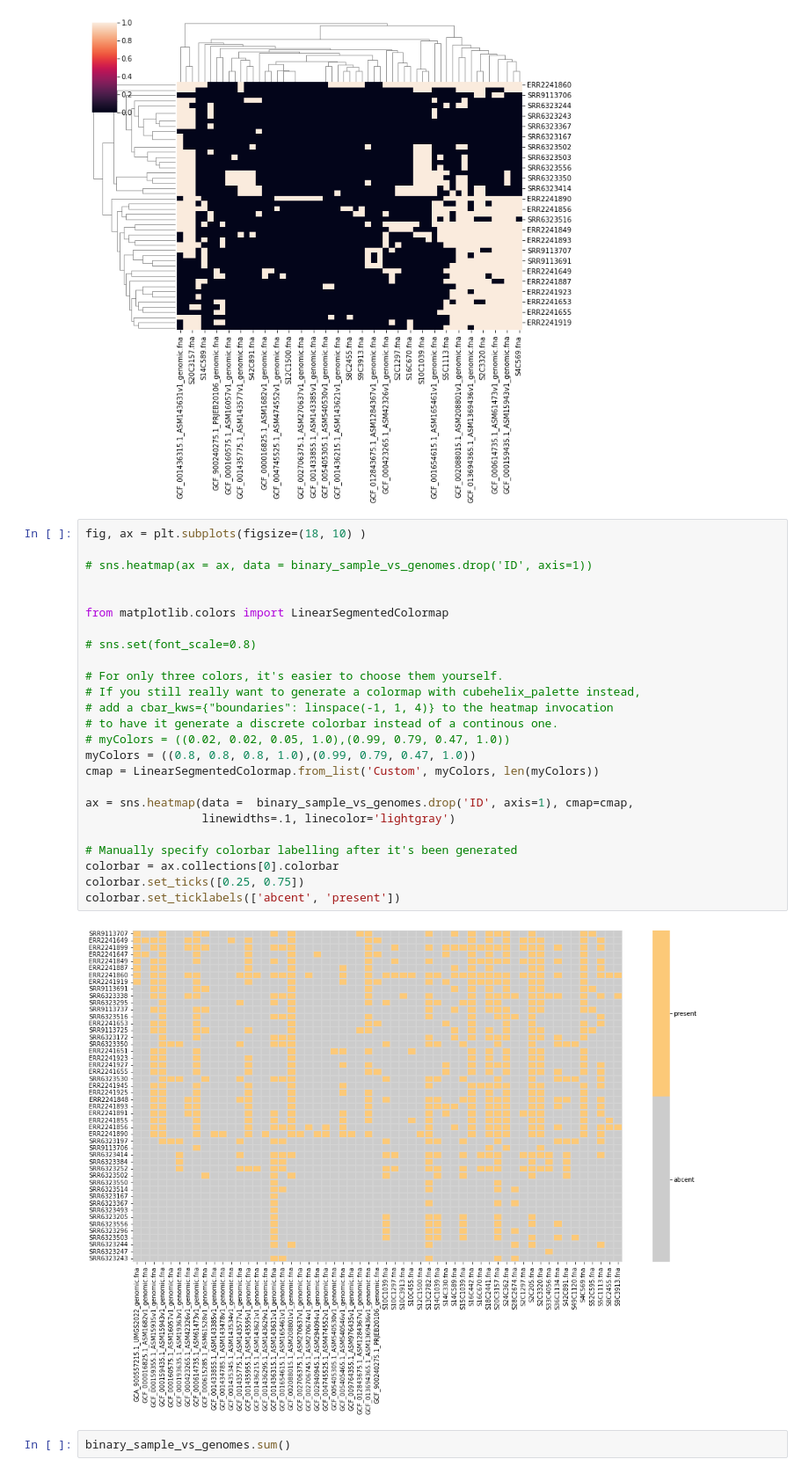
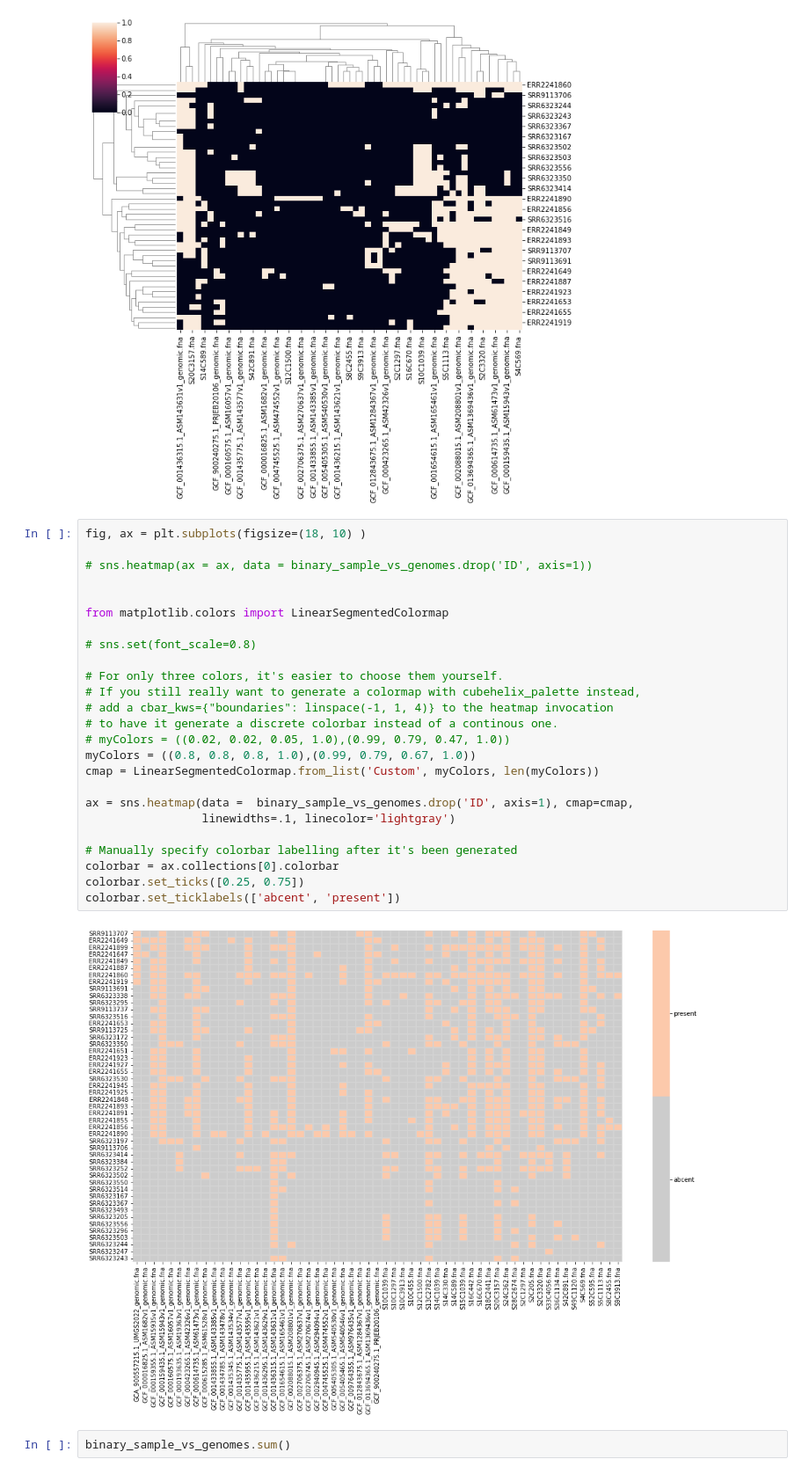
Before and after one commit to m3j/thesis_code, a Jupyter notebook: InStrain_output.ipynb, the cells around one changed output. Shown at 88% size. Cells and saved outputs as stored; diff of their text form.

```diff
--- a/InStrain_output.ipynb
+++ b/InStrain_output.ipynb
@@ -156,30 +183,30 @@ sns.clustermap( data = binary_sample_vs_genomes.drop('ID', axis=1))
 # %%
 fig, ax = plt.subplots(figsize=(18, 10) )
 
 # sns.heatmap(ax = ax, data = binary_sample_vs_genomes.drop('ID', axis=1))
 
 
 from matplotlib.colors import LinearSegmentedColormap
 
 # sns.set(font_scale=0.8)
 
 # For only three colors, it's easier to choose them yourself.
 # If you still really want to generate a colormap with cubehelix_palette instead,
 # add a cbar_kws={"boundaries": linspace(-1, 1, 4)} to the heatmap invocation
 # to have it generate a discrete colorbar instead of a continous one.
 # myColors = ((0.02, 0.02, 0.05, 1.0),(0.99, 0.79, 0.47, 1.0))
-myColors = ((0.8, 0.8, 0.8, 1.0),(0.99, 0.79, 0.47, 1.0))
+myColors = ((0.8, 0.8, 0.8, 1.0),(0.99, 0.79, 0.67, 1.0))
 cmap = LinearSegmentedColormap.from_list('Custom', myColors, len(myColors))
 
 ax = sns.heatmap(data =  binary_sample_vs_genomes.drop('ID', axis=1), cmap=cmap,
                  linewidths=.1, linecolor='lightgray')
 
 # Manually specify colorbar labelling after it's been generated
 colorbar = ax.collections[0].colorbar
 colorbar.set_ticks([0.25, 0.75])
 colorbar.set_ticklabels(['abcent', 'present'])
 # %% [output]
-[figure, old version]
+[figure, new version]
 # %%
 binary_sample_vs_genomes.sum()
 # %% [output]
```
Also changed, not shown: parts of 28 cells of this notebook, 17 other files.
